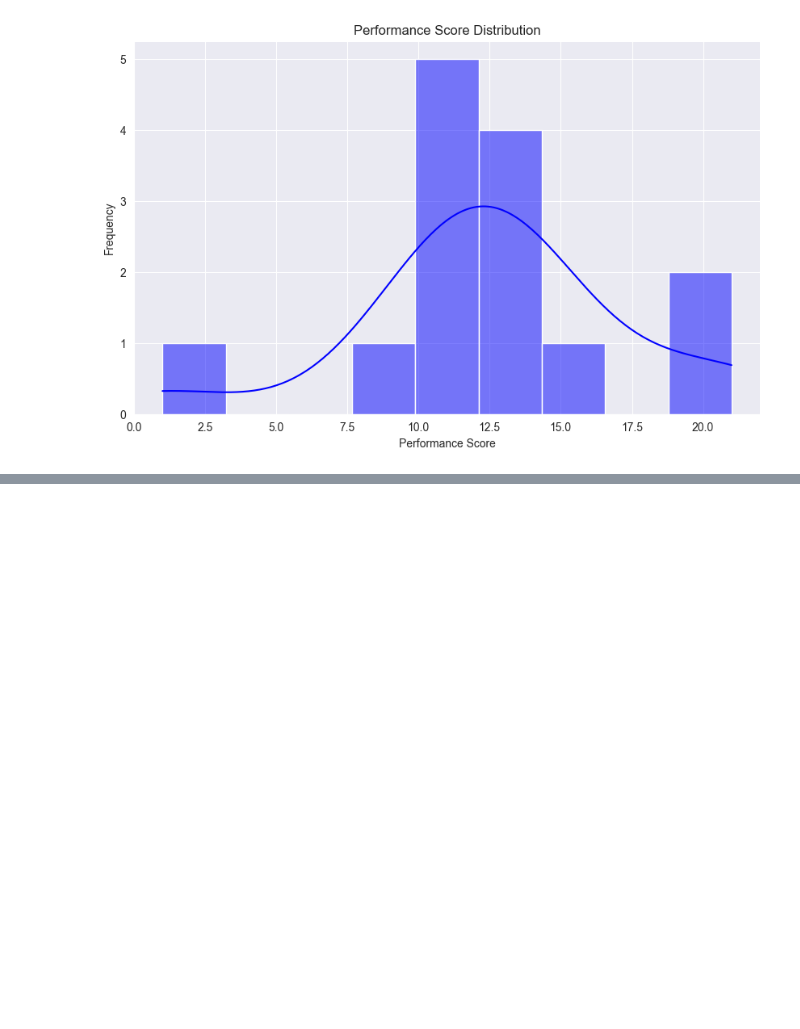
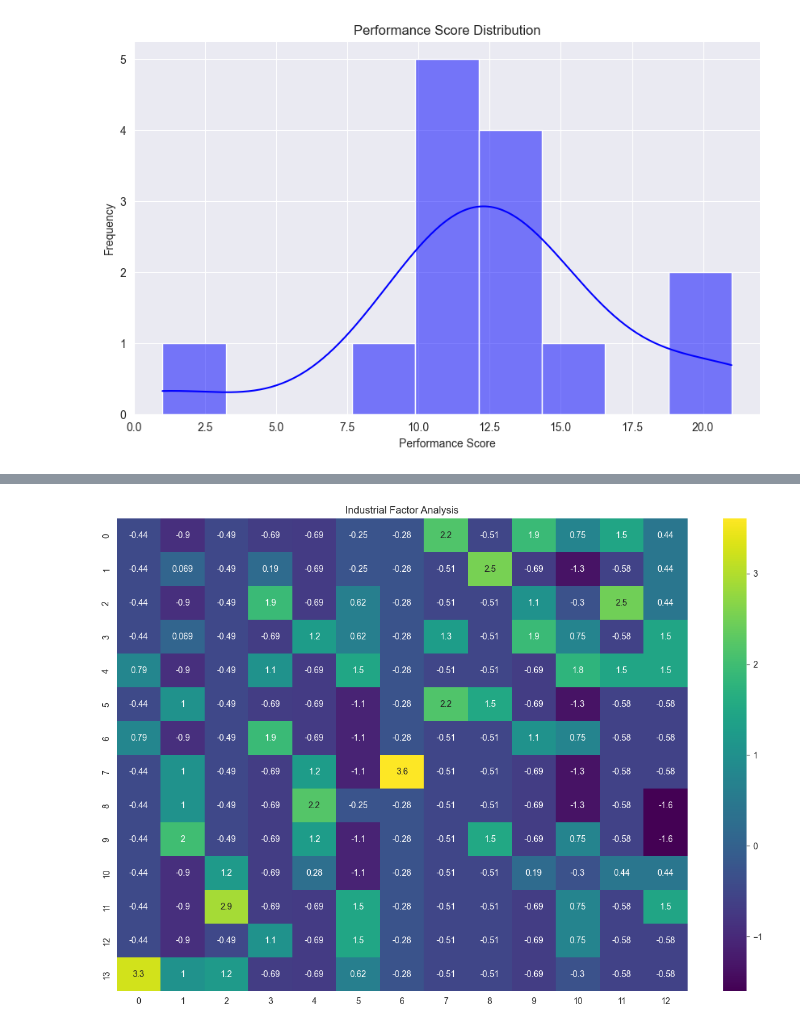
Before and after one commit to codegithubka/Deep-Autoencoder-Company-Segmentation, a Jupyter notebook: factor_analysis.ipynb, the cells around one changed output, grey strips where cells are left out. Cells and saved outputs as stored; diff of their text form; code cells hidden in the pictures; blank space fills up the shorter version.

```diff
--- a/factor_analysis.ipynb
+++ b/factor_analysis.ipynb
@@ -199,3 +222,10 @@ def plot_performance_distribution(df):
 plot_performance_distribution(df)
 # %% [output]
 [figure]
+# %%
+industry_activity_file_path = 'data/industry_data.csv'
+dfi = pd.read_csv(industry_activity_file_path, index_col=0).transpose()
+# %%
+for column in industry_columns:
+    if column in dfi.columns:
+        dfi[column] = dfi[column].map(involvement_mapping).fillna(0)
@@ -201,0 +250,11 @@ plot_performance_distribution(df)
+# %%
+scaler = StandardScaler()
+X_scaled = scaler.fit_transform(dfi)
+# %%
+dfi_scaled = scaler.fit_transform(dfi)
+plt.figure(figsize=(15, 10))
+sns.heatmap(dfi_scaled, annot=True, cmap='viridis')
+plt.title('Industrial Factor Analysis')
+plt.show()
+# %% [output]
+[figure, added]
```
Also changed, not shown: parts of 14 cells of this notebook, 5 other files.
